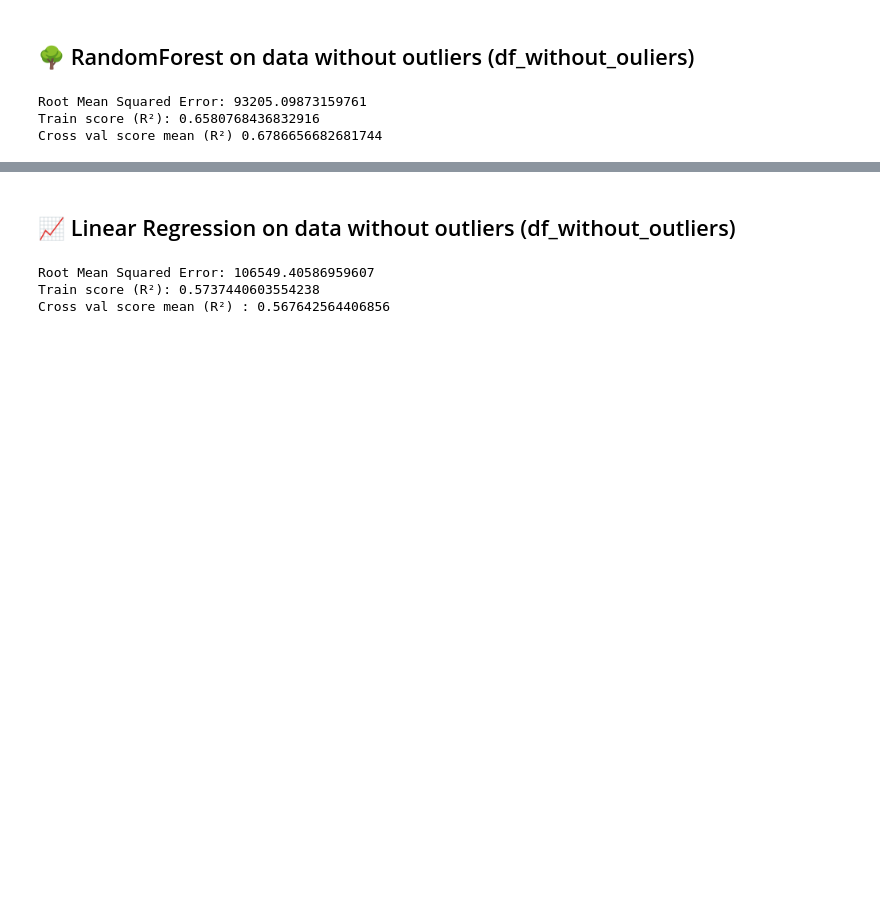
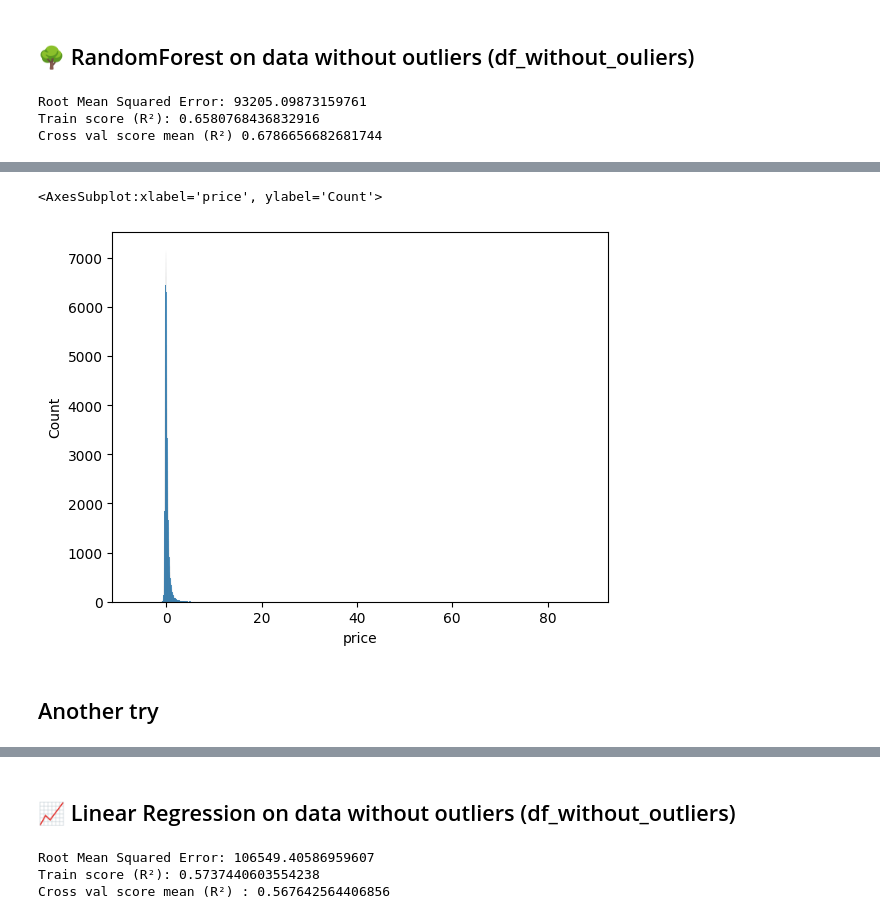
Before and after one commit to qadnguyen/realdata, a Jupyter notebook: notebooks/notebook_anouchka_new.ipynb, the cells around one changed output, grey strips where cells are left out. Drawn from its saved outputs; the diff is of its cells as text; code cells hidden in the pictures; blank space fills up the shorter version.

```diff
--- a/notebooks/notebook_anouchka_new.ipynb
+++ b/notebooks/notebook_anouchka_new.ipynb
@@ -840,0 +905,8 @@ Cross val score mean (R²) : 0.6845849297194269
+# %%
+diff = (y_pred - y_test.price)/y_test.price
+sns.histplot(diff)
+# %% [output]
+<AxesSubplot:xlabel='price', ylabel='Count'>
+[figure, added]
+# %% [markdown]
+## Another try
```
Also changed, not shown: parts of 32 cells of this notebook, 4 other files.
